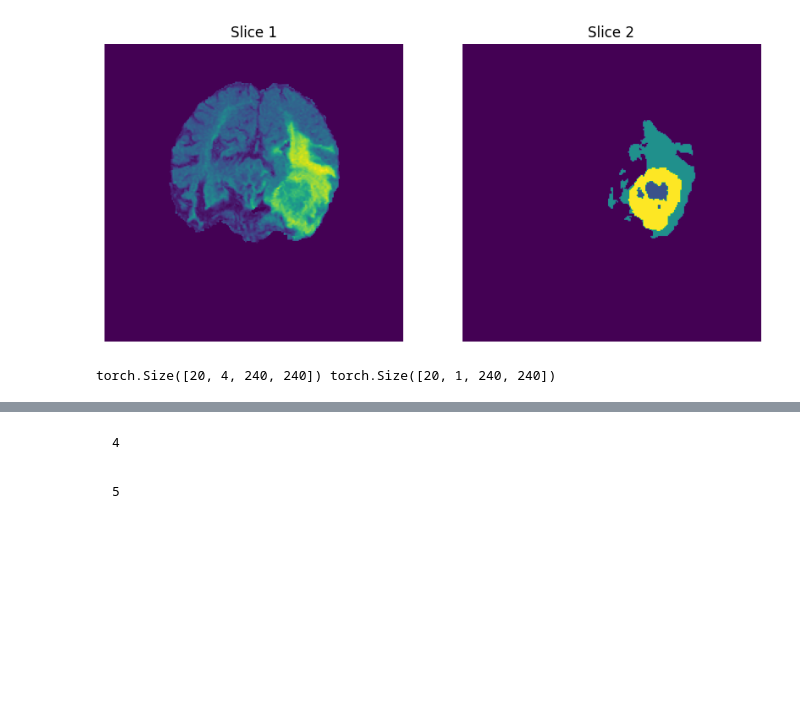
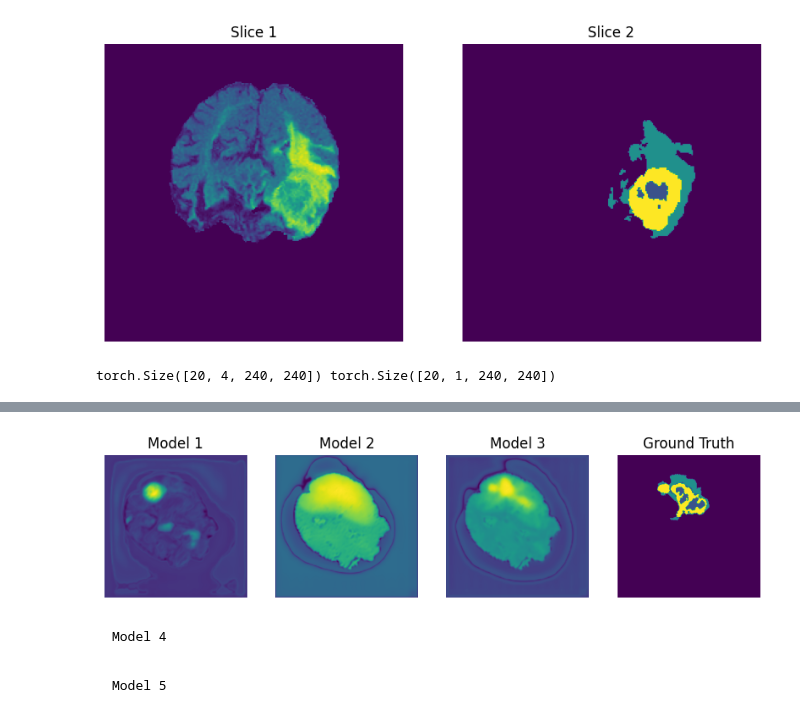
Before and after one commit to DarthPenguinz/50.039-Tumor-Project, a Jupyter notebook: training.ipynb, the cells around one changed output, grey strips where cells are left out. Cells and saved outputs as stored; diff of their text form; code cells hidden in the pictures; blank space fills up the shorter version.

````diff
--- a/training.ipynb
+++ b/training.ipynb
@@ -133 +127,6 @@ Uncomment to test
+# %%
+index = 18
+display_4_slice(pred1[index][0][0], pred2[index][0][0], pred3[index][0][0], outputs[index][0][0], tag1 = 'Model 1', tag2 = 'Model 2', tag3 = 'Model 3', tag4 = 'Ground Truth')
+# %% [output]
+[figure, added]
 # %%
@@ -137,6 +136,6 @@ Uncomment to test
 # %% [markdown]
 ```
-4
+Model 4
 ```
 # %%
 # train_loss_multi_combined_0001, val_loss_multi_combined_0001 = train_model(model_multi_channel, train_dataloader=training_dataloader,
@@ -148,5 +147,5 @@ Uncomment to test
 # plot_two_lines_same_x(train_loss_multi_combined_0001, val_loss_multi_combined_0001)
 # %% [markdown]
 ```
-5
+Model 5
 ```
````
Also changed, not shown: parts of 24 cells of this notebook, 5 other files.
